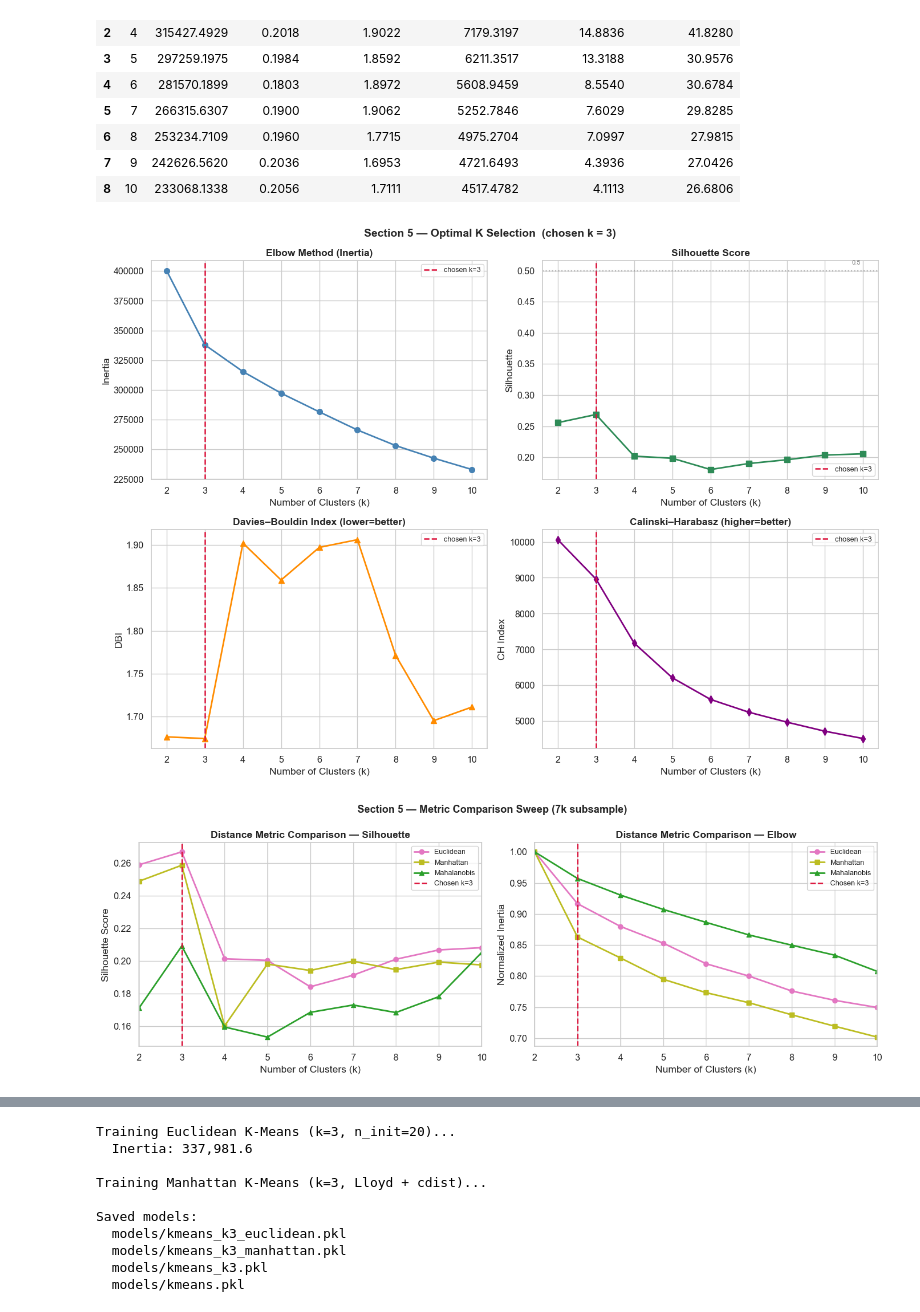
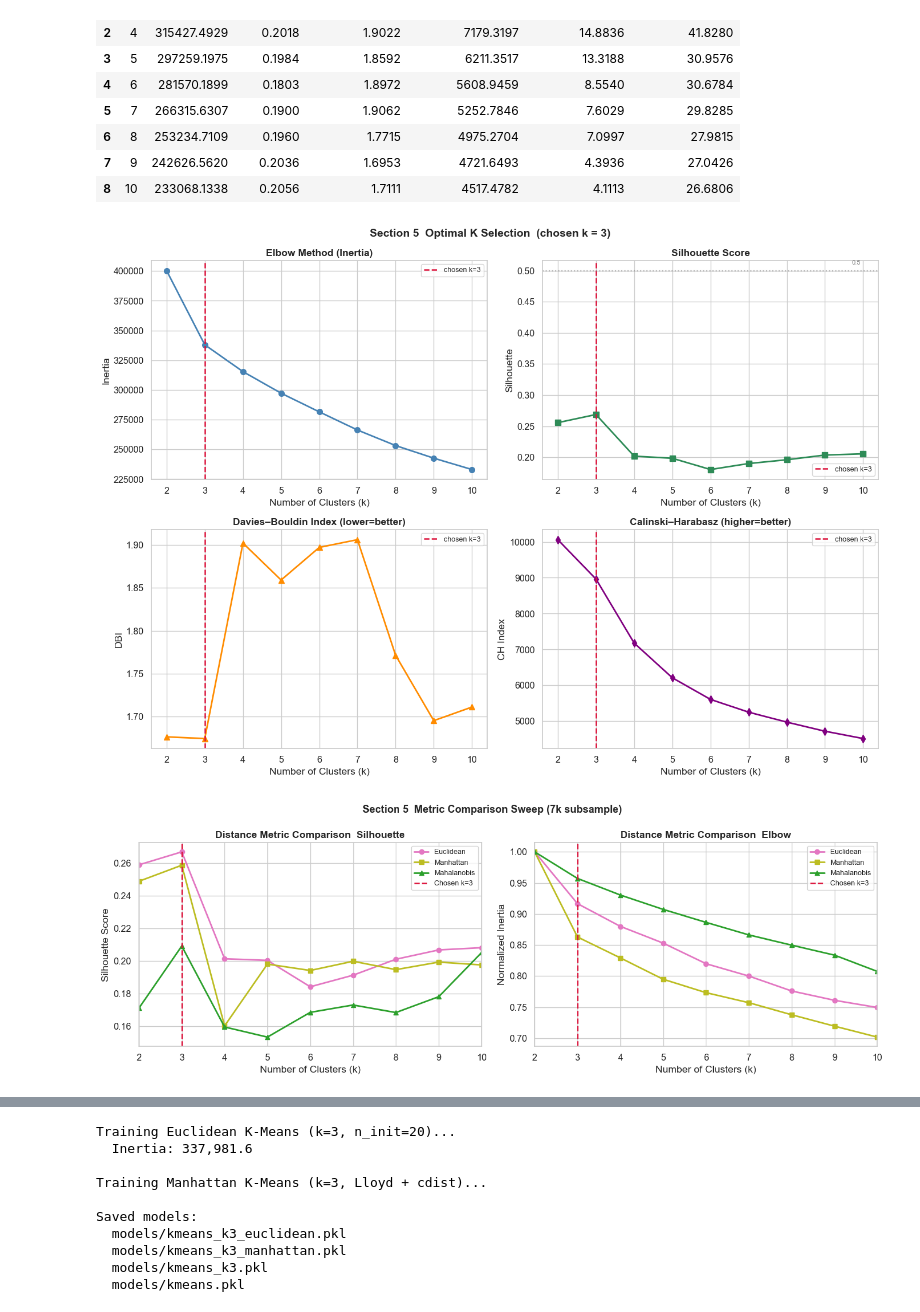
Before and after one commit to AfafKhadraoui/Student-Learning-Behavior-Clustering-Profiling, a Jupyter notebook: notebooks/03_kmeans_clustering.ipynb, the cells around one changed output, grey strips where cells are left out. Drawn from its saved outputs; the diff is of its cells as text; code cells hidden in the pictures.

```diff
--- a/notebooks/03_kmeans_clustering.ipynb
+++ b/notebooks/03_kmeans_clustering.ipynb
@@ -710,41 +700,41 @@ for ax, col, fmt, color, title, ylabel in plots:
         ax.axhline(0.5, color='gray', ls=':', alpha=0.6, label='0.5 ref')
         ax.text(sweep_df['k'].max() - 0.3, 0.51, '0.5', color='gray', fontsize=8)
 
-fig.suptitle(f'Section 5 — Optimal K Selection  (chosen k = {best_k})',
+fig.suptitle(f'Section 5  Optimal K Selection  (chosen k = {best_k})',
              fontsize=14, fontweight='bold')
 fig.tight_layout()
 fig.savefig(FIG_DIR / 'k_selection_combined.png', dpi=150, bbox_inches='tight')
 plt.show()
 
 # ── Metric comparison sweep ───────────────────────────────────────────────────
 fig, axes = plt.subplots(1, 2, figsize=(14, 5))
 markers   = {'euclidean': 'o', 'manhattan': 's', 'mahalanobis': '^'}
 
 for metric in ['euclidean', 'manhattan', 'mahalanobis']:
     sub = metric_sweep[metric_sweep['metric'] == metric]
     c   = METRIC_COLORS[metric]
     axes[0].plot(sub['k'], sub['silhouette'], f'{markers[metric]}-',
                  color=c, lw=2, label=metric.title(), ms=6)
     axes[1].plot(sub['k'], sub['inertia_normalized'], f'{markers[metric]}-',
                  color=c, lw=2, label=metric.title(), ms=6)
 
 for ax in axes:
     ax.axvline(best_k, color='crimson', ls='--', lw=1.8, label=f'Chosen k={best_k}')
     ax.set_xlabel('Number of Clusters (k)')
     ax.legend(fontsize=9)
     ax.set_xlim(2, 10)
 
 axes[0].set_ylabel('Silhouette Score')
-axes[0].set_title('Distance Metric Comparison — Silhouette', fontweight='bold')
+axes[0].set_title('Distance Metric Comparison  Silhouette', fontweight='bold')
 axes[1].set_ylabel('Normalized Inertia')
-axes[1].set_title('Distance Metric Comparison — Elbow', fontweight='bold')
+axes[1].set_title('Distance Metric Comparison  Elbow', fontweight='bold')
 
-fig.suptitle('Section 5 — Metric Comparison Sweep (7k subsample)', fontsize=13, fontweight='bold')
+fig.suptitle('Section 5  Metric Comparison Sweep (7k subsample)', fontsize=13, fontweight='bold')
 fig.tight_layout()
 fig.savefig(FIG_DIR / 'metric_comparison_sweep.png', dpi=150, bbox_inches='tight')
 plt.show()
 # %% [output]
 [figure]
-[figure, old version]
+[figure, new version]
 # %% [markdown]
 **Interpretation of k-selection plots:**
```
Also changed, not shown: parts of 96 cells of this notebook.
